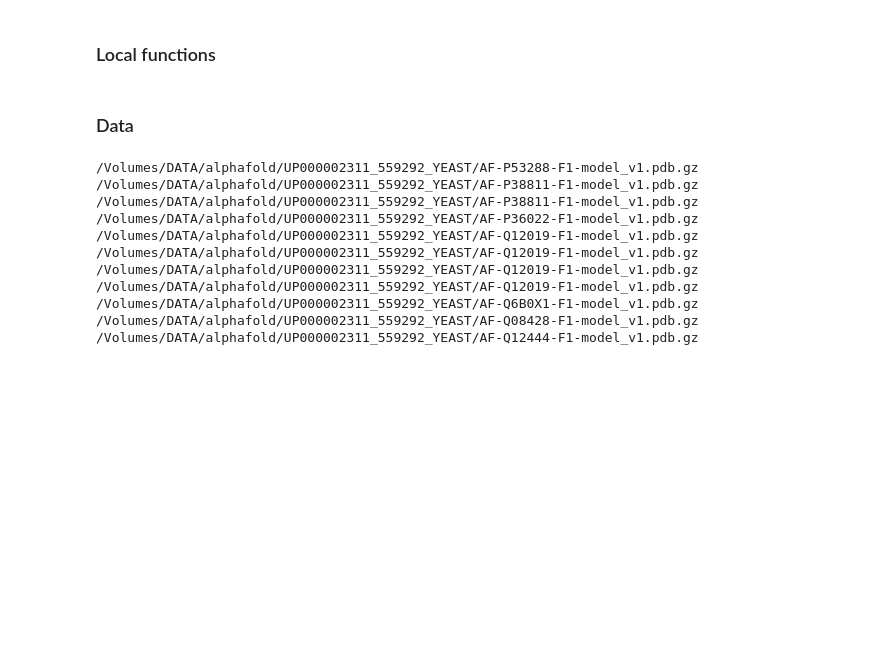
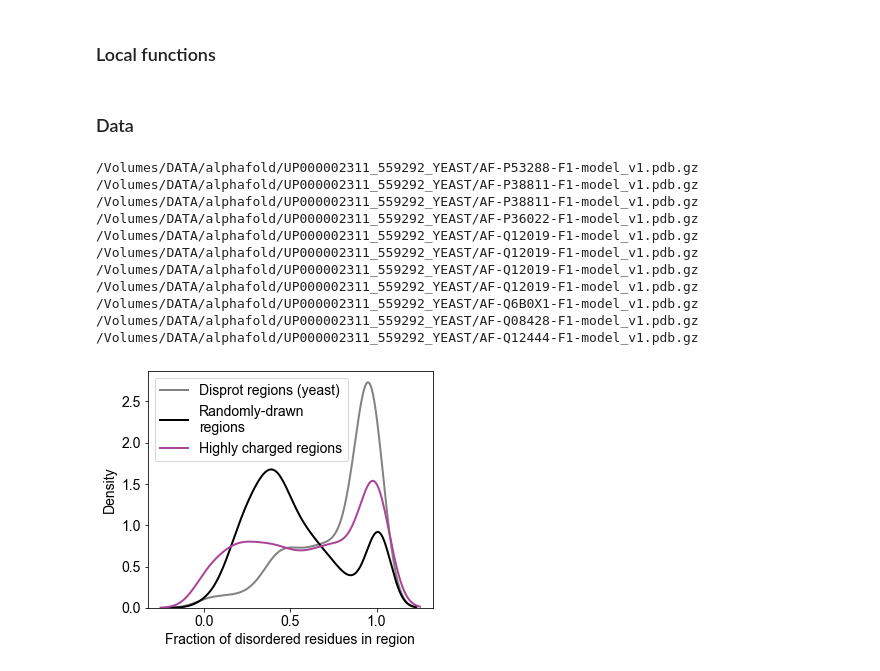
Before and after one commit to rosalindpan/hcrpaper, a Jupyter notebook: figures/Figure2.ipynb, the cells around one changed output. Saved outputs shown, nothing was run; the diff lists cells and outputs as text; code cells hidden in the pictures; blank space fills up the shorter version.

Commit message:
updated parseaf (still need to systematically test) and added Figure 2A

```diff
--- a/figures/Figure2.ipynb
+++ b/figures/Figure2.ipynb
@@ -81,7 +81,7 @@ for index, row in df.iterrows():
     seq = row['region.seq']
 
     # Read alphafold pLDDT scoress for the sequence
-    af_fp = paf.get_alphafold_pred(uid, path_to_af_data)+'.gz'
+    af_fp = paf.get_alphafold_fp(uid, path_to_af_data)+'.gz'
     try:
         pLDDTs = paf.read_bfactor_from_pdb(af_fp)[row['left.bound']:row['right.bound']+1]
     except FileNotFoundError:
@@ -146,7 +146,7 @@ for index, row in df.iterrows():
     rend = rstart+row['region.len']+1
 
     # Get the sequence of this random region
-    rseq = read_seq_from_pdb(rfile)[rstart:rend]
+    rseq = paf.read_seq_from_pdb(rfile)[rstart:rend]
     if len(rseq) == 0:
         continue
     rpLDDTs = raf[rstart:rend]
@@ -176,3 +176,14 @@ for index, row in df.iterrows():
     # Calculate fraction disorder for the region
     rand_disordered_frac.append(disordered / row['region.len'])
     rand_conf.append(conf)
+# %%
+# Compare to regions from disprot:
+yeast_disprot = pd.read_csv("../data/misc/search_in_disprot.tsv", sep = "\t")
+uniprot_to_sgid = pd.read_table("../data/misc/uniprot-acc_to_sgid.txt", sep = "\t")
+sgid_to_orf_names = ["SGID", "orf", "gene", "gene_name", "sgd_alias", "brief_description", "organism", "gene_type"]
+sgid_to_orf = pd.read_csv("../data/misc/all-sgd-orfs-w-sgid-and-systematic.tsv", sep = "\t", names=sgid_to_orf_names)
+# %%
+mapping = pd.merge(uniprot_to_sgid, sgid_to_orf, how="left", on="SGID")
+mapping = mapping.drop(["gene_name", "sgd_alias", "brief_description", "organism", "gene_type"], axis=1)
+yeast_disprot_w_orfs = pd.merge(yeast_disprot, mapping, how='left', on=["acc"])
+#yeast_disprot_w_orfs.head()
@@ -178,0 +238,12 @@ for index, row in df.iterrows():
+# %%
+plt.figure(figsize=(5,4.25))
+sns.kdeplot(idr_disordered_frac, label='Disprot regions (yeast)', color=cscheme['dis'], linewidth=2)
+sns.kdeplot(rand_disordered_frac, label='Randomly-drawn\nregions', color=cscheme['null'], linewidth=2)
+sns.kdeplot(hits_disordered_frac, label='Highly charged regions', color=cscheme['cr'], linewidth=2)
+plt.xlabel('Fraction of disordered residues in region')
+plt.ylabel('Density')
+plt.legend()
+plt.tight_layout()
+plt.show()
+# %% [output]
+[figure, added]
```
Also changed, not shown: parts of 3 cells of this notebook, 5 other files.
